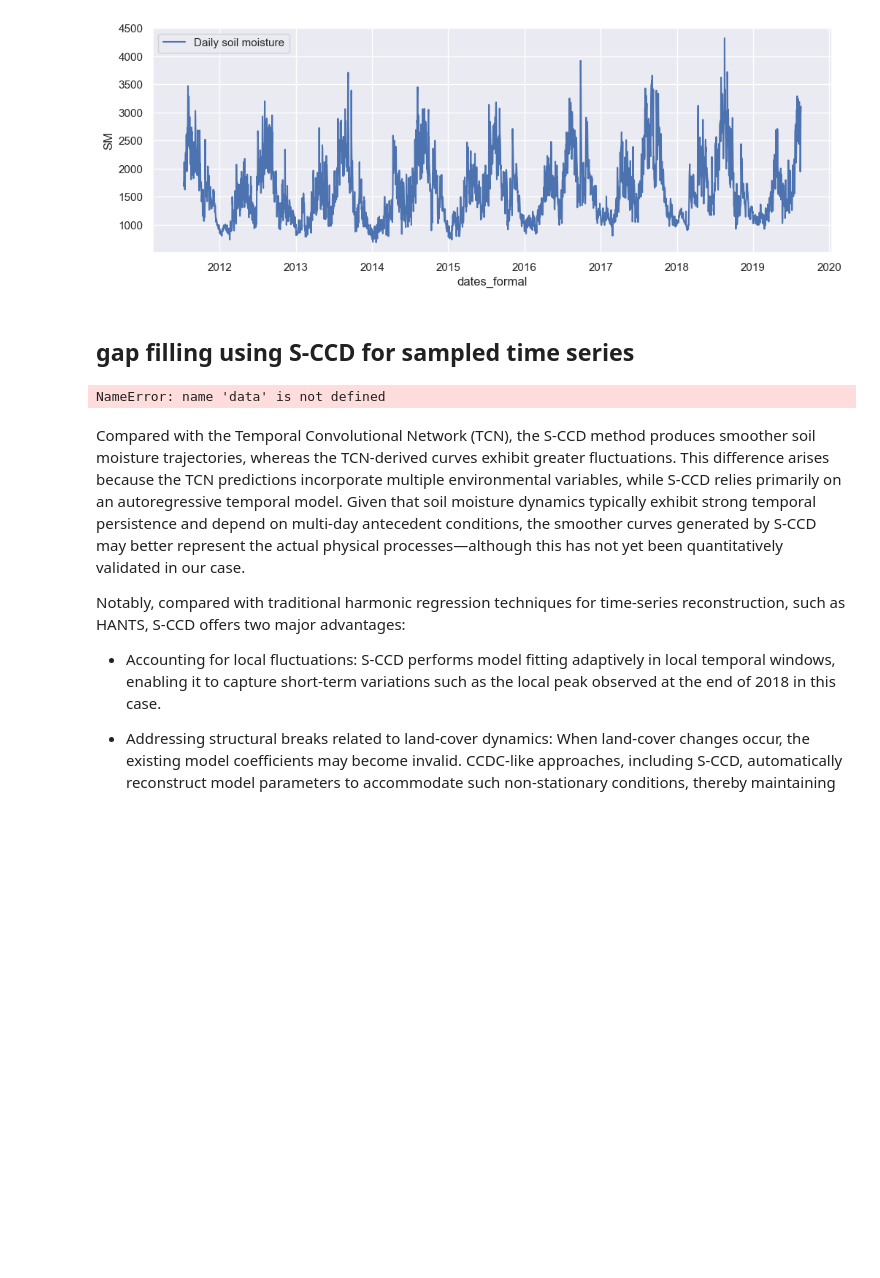
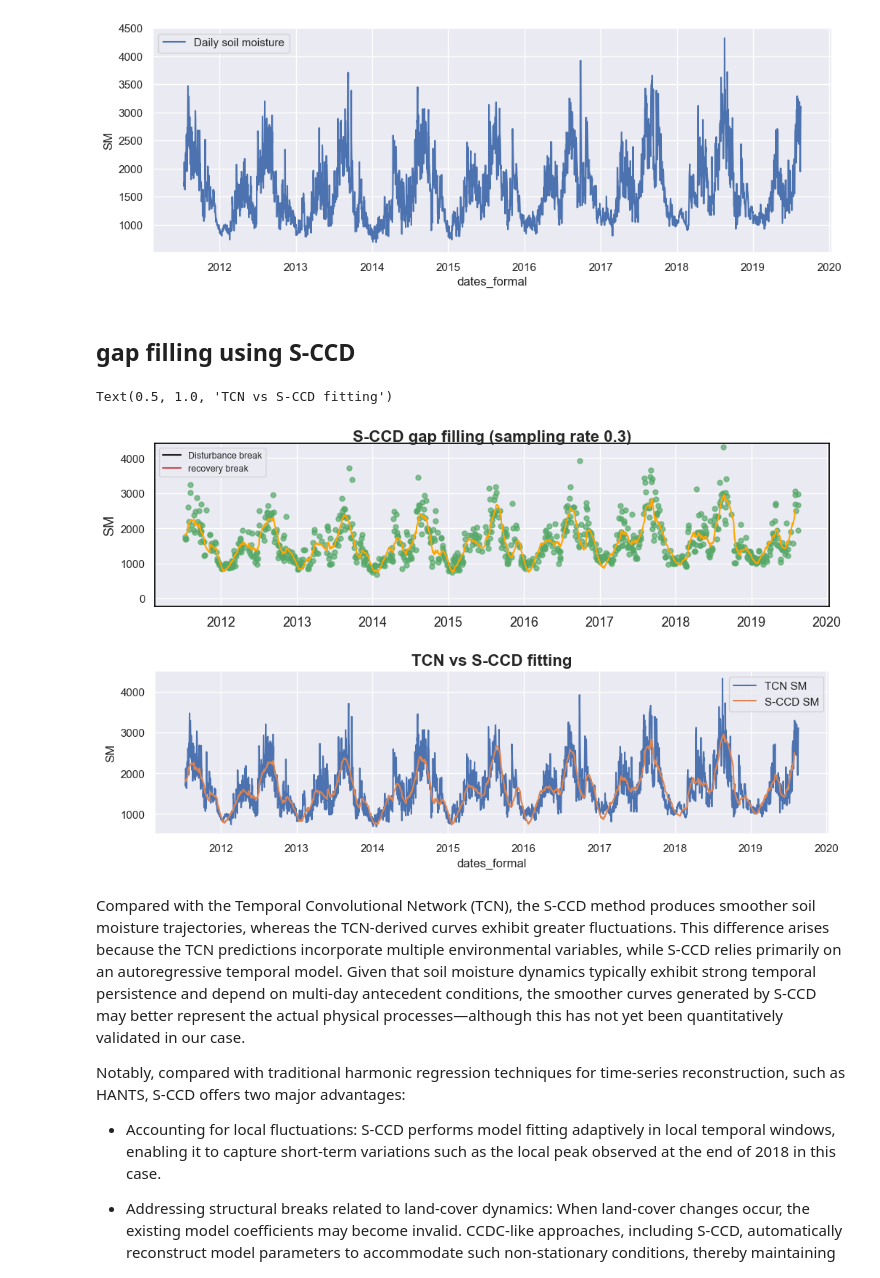
Before and after one commit to Remote-Sensing-of-Land-Resource-Lab/pyxccd, a Jupyter notebook: tutorials/notebooks/8_gapfilling_general_FY3B.ipynb, the cells around one changed output. Drawn from its saved outputs; the diff is of its cells as text; code cells hidden in the pictures; blank space fills up the shorter version.

```diff
--- a/tutorials/notebooks/8_gapfilling_general_FY3B.ipynb
+++ b/tutorials/notebooks/8_gapfilling_general_FY3B.ipynb
@@ -60,7 +60,7 @@ g = sns.lineplot(
 # %% [output]
 [figure]
 # %% [markdown]
-## gap filling using S-CCD for sampled time series
+## gap filling using S-CCD
 # %%
 import pandas as pd
 import numpy as np
@@ -368,35 +368,36 @@ data_selected['qa'] = np.zeros(data_selected.shape[0])
 
 # need to multiply by 10000 to scale up into integer
 dates, sm,  qas = data_selected[['dates', 'SM', 'qa']].to_numpy().astype(np.int64).copy().T
 
 
 fig, axes = plt.subplots(2, 1, figsize=(12, 7))
 plt.subplots_adjust(hspace=0.4)
 
 # we used lam=0 and trimodal=True to achieve the best model fitting although might over-detect breaks
 sccd_results, states = sccd_detect_flex(dates, sm, qas, lam=0, trimodal=True, state_intervaldays=1)
 states['predicted'] = states['b0_trend']+states['b0_annual']+states['b0_semiannual']+states['b0_trimodal']
 calendar_dates = [pd.Timestamp.fromordinal(int(row)) for row in states["dates"]]
 states.loc[:, 'dates_formal'] = calendar_dates
 
-display_sccd_result_single(data=data_selected[['dates', 'SM', 'qa']].to_numpy(), band_names=['SM'], band_index=0, sccd_result=sccd_results, axe=axes[0], trimodal=True, states=states, title=f"Trimodal S-CCD fitting based upon sampling rate {sampling_rate}")
+display_sccd_result_single(data=data_selected[['dates', 'SM', 'qa']].to_numpy(), band_names=['SM'], band_index=0, sccd_result=sccd_results, axe=axes[0], trimodal=True, states=states, title=f"S-CCD gap filling (sampling rate {sampling_rate})")
 
 g = sns.lineplot(
     x="dates_formal", y="SM",
     data=data,
     label="TCN SM",
     ax = axes[1]
 )
 g = sns.lineplot(
     x="dates_formal", y="predicted",
     data=states,
     label="S-CCD SM",
     ax = axes[1]
 )
 
 axes[1].set_title('TCN vs S-CCD fitting', fontsize=16, fontweight='bold')
 # %% [output]
-NameError: name 'data' is not defined
+Text(0.5, 1.0, 'TCN vs S-CCD fitting')
+[figure, added]
 # %% [markdown]
 Compared with the Temporal Convolutional Network (TCN), the S-CCD method produces smoother soil moisture trajectories, whereas the TCN-derived curves exhibit greater fluctuations. This difference arises because the TCN predictions incorporate multiple environmental variables, while S-CCD relies primarily on an autoregressive temporal model. Given that soil moisture dynamics typically exhibit strong temporal persistence and depend on multi-day antecedent conditions, the smoother curves generated by S-CCD may better represent the actual physical processes—although this has not yet been quantitatively validated in our case.
 
```
Also changed, not shown: parts of 1 cell of this notebook, 2 other files.
